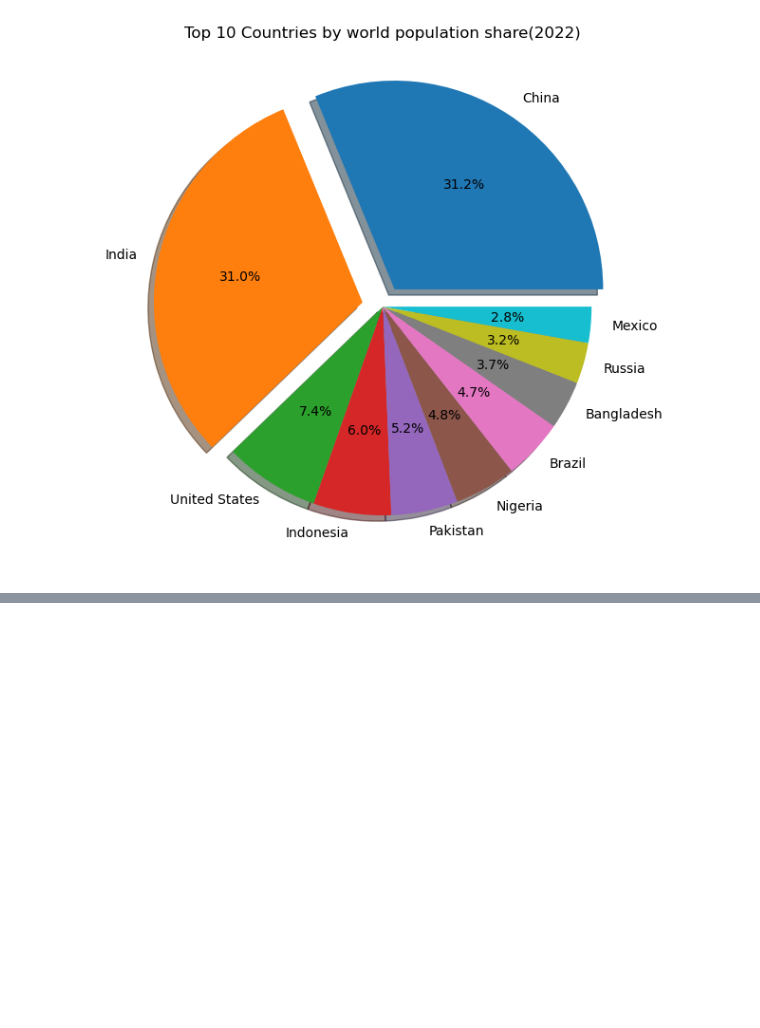
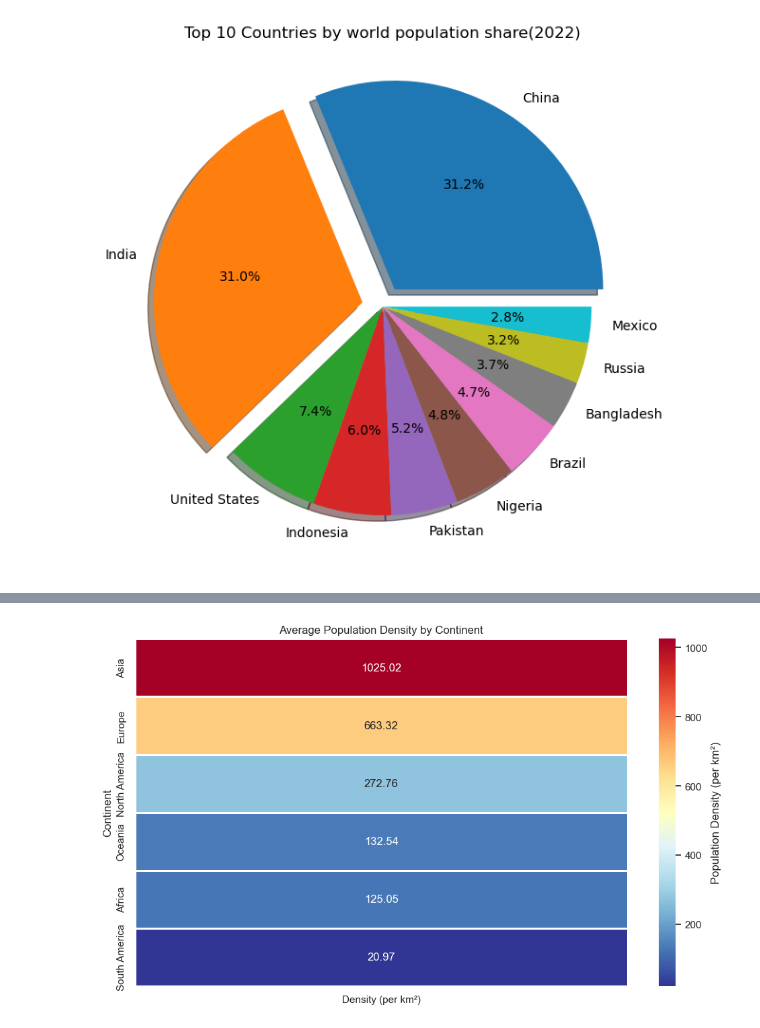
Before and after one commit to jyotiprakash20/DS_Projects, a Jupyter notebook: World_population/population.ipynb, the cells around one changed output, grey strips where cells are left out. Cells and saved outputs as stored; diff of their text form; code cells hidden in the pictures; blank space fills up the shorter version.

```diff
--- a/World_population/population.ipynb
+++ b/World_population/population.ipynb
@@ -131,0 +177,19 @@ plt.show()
+# %%
+
+continent_density = df.groupby('Continent')[['Density (per km²)']].mean().sort_values(by='Density (per km²)', ascending=False)
+continent_density.reset_index(inplace=True)
+plt.figure(figsize=(10, 6))
+
+sns.heatmap(
+    continent_density.set_index('Continent'),
+    annot=True,
+    cmap='RdYlBu_r',
+    fmt=".2f",
+    linewidths=1,
+    cbar_kws={'label': 'Population Density (per km²)'}
+)
+plt.title('Average Population Density by Continent')
+plt.tight_layout()
+plt.show()
+# %% [output]
+[figure, added]
```
Also changed, not shown: parts of 3 cells of this notebook.
